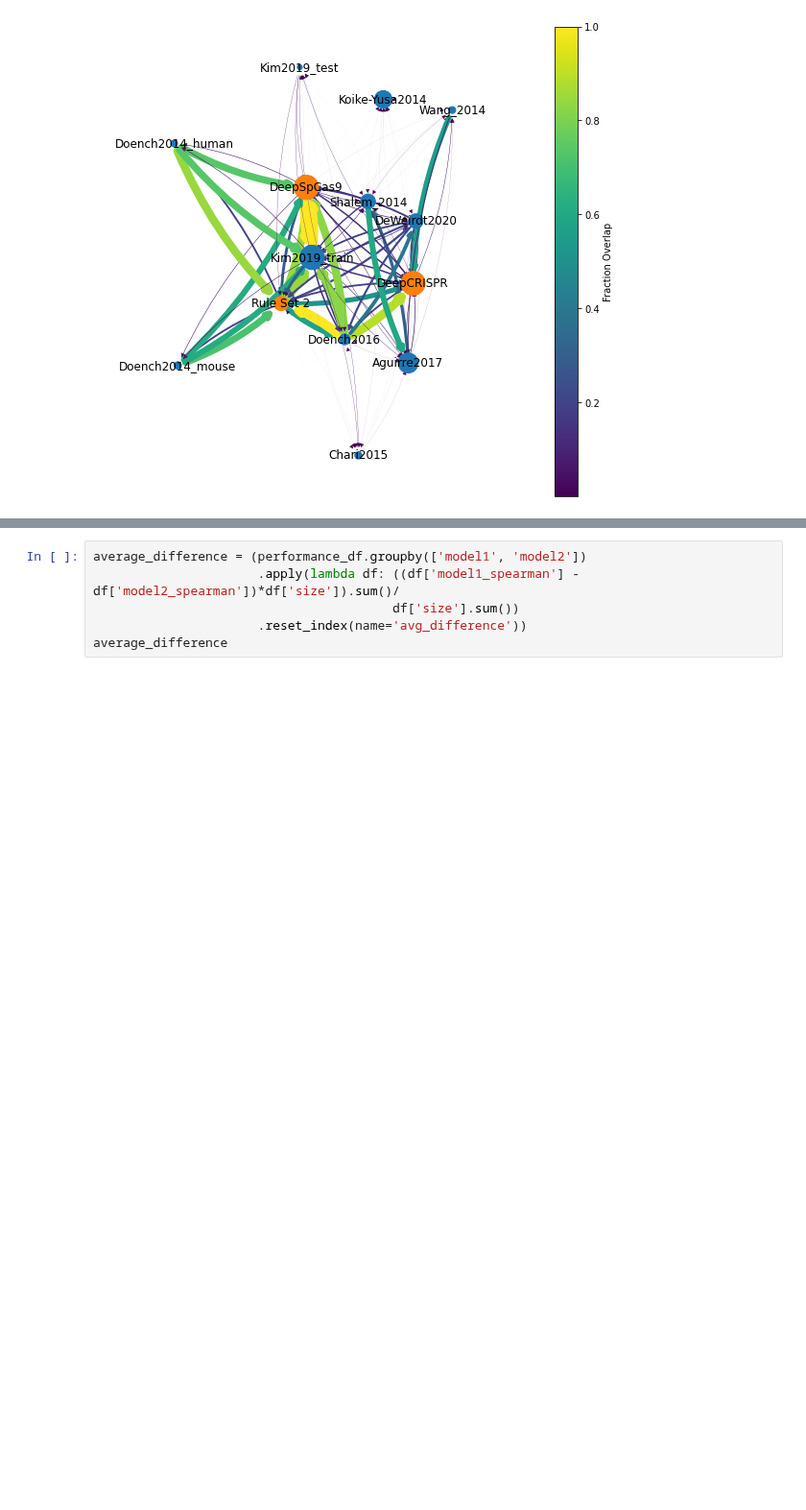
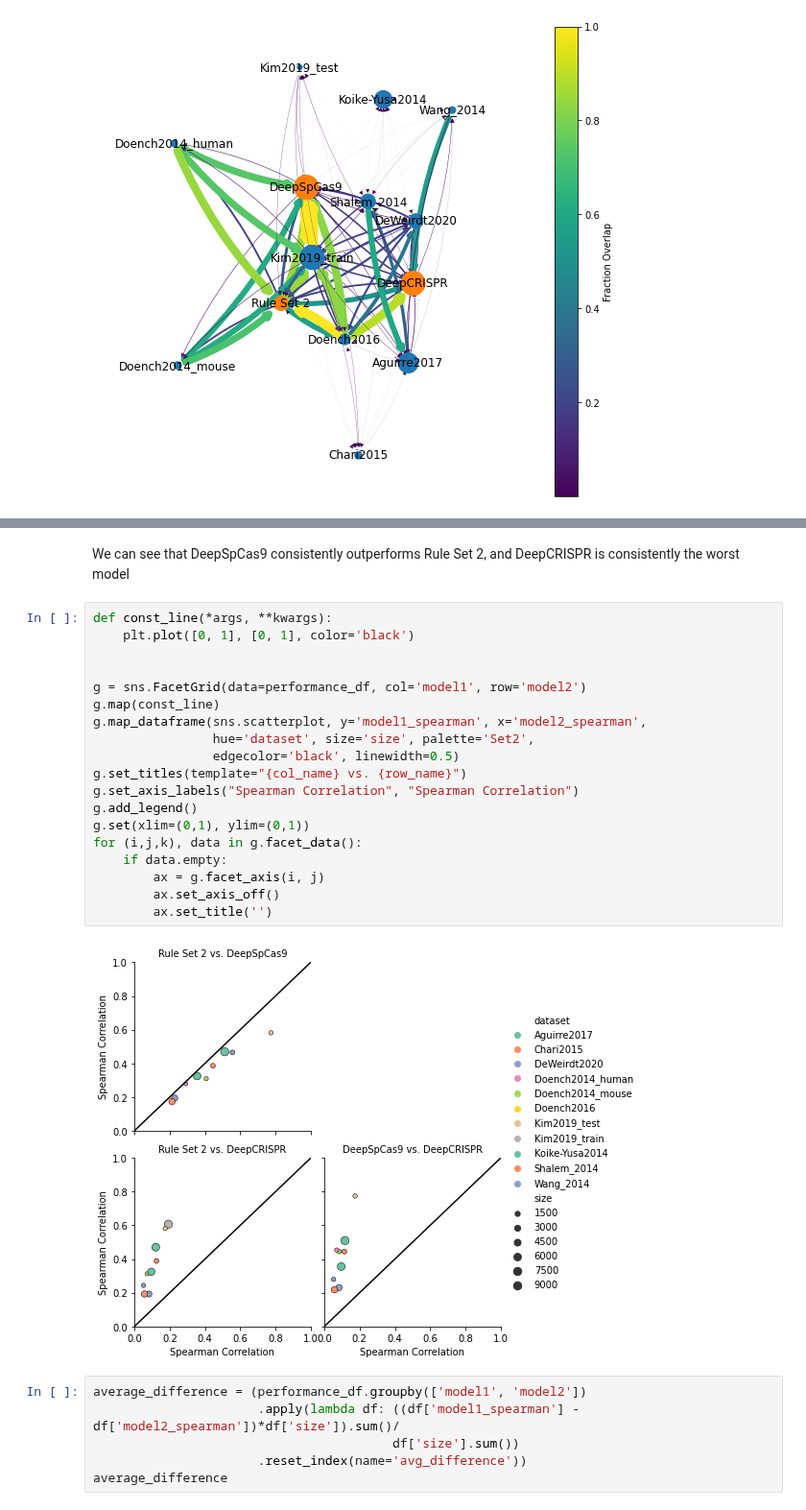
Before and after one commit to gpp-rnd/rs_dev, a Jupyter notebook: notebooks/02_get_SOA.ipynb, the cells around one changed output, grey strips where cells are left out. Shown at 96% size. Drawn from its saved outputs; the diff is of its cells as text; blank space fills up the shorter version.

```diff
--- a/notebooks/02_get_SOA.ipynb
+++ b/notebooks/02_get_SOA.ipynb
@@ -142,3 +148,26 @@ performance_df
+# %% [markdown]
+We can see that DeepSpCas9 consistently outperforms Rule Set 2, and DeepCRISPR is consistently the worst model
+# %%
+def const_line(*args, **kwargs):
+    plt.plot([0, 1], [0, 1], color='black')
+
+
+g = sns.FacetGrid(data=performance_df, col='model1', row='model2')
+g.map(const_line)
+g.map_dataframe(sns.scatterplot, y='model1_spearman', x='model2_spearman',
+                hue='dataset', size='size', palette='Set2',
+                edgecolor='black', linewidth=0.5)
+g.set_titles(template="{col_name} vs. {row_name}")
+g.set_axis_labels("Spearman Correlation", "Spearman Correlation")
+g.add_legend()
+g.set(xlim=(0,1), ylim=(0,1))
+for (i,j,k), data in g.facet_data():
+    if data.empty:
+        ax = g.facet_axis(i, j)
+        ax.set_axis_off()
+        ax.set_title('')
+# %% [output]
+[figure, added]
 # %%
 average_difference = (performance_df.groupby(['model1', 'model2'])
                       .apply(lambda df: ((df['model1_spearman'] - df['model2_spearman'])*df['size']).sum()/
```
Also changed, not shown: parts of 16 cells of this notebook, 4 other files.
